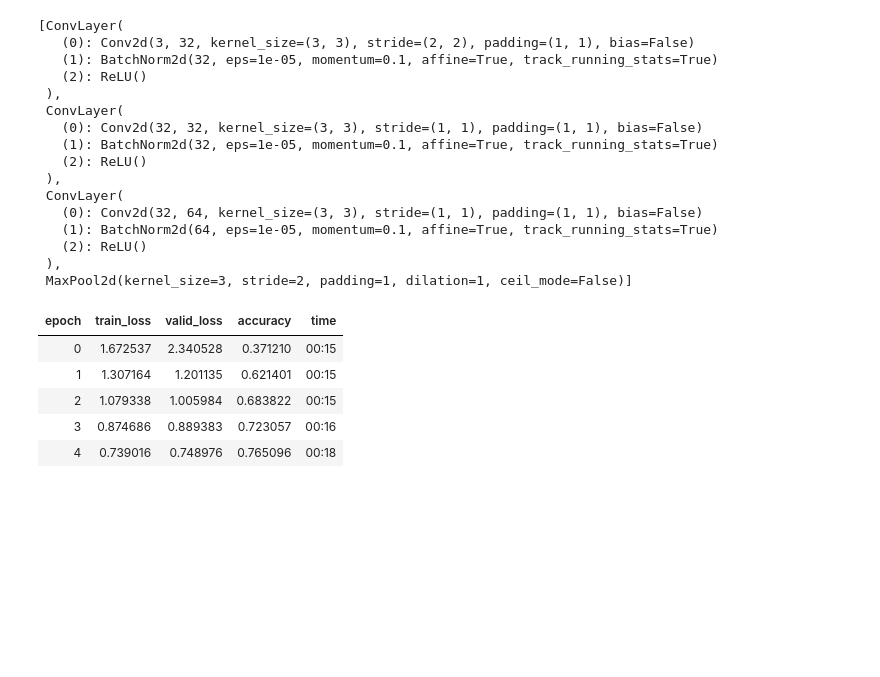
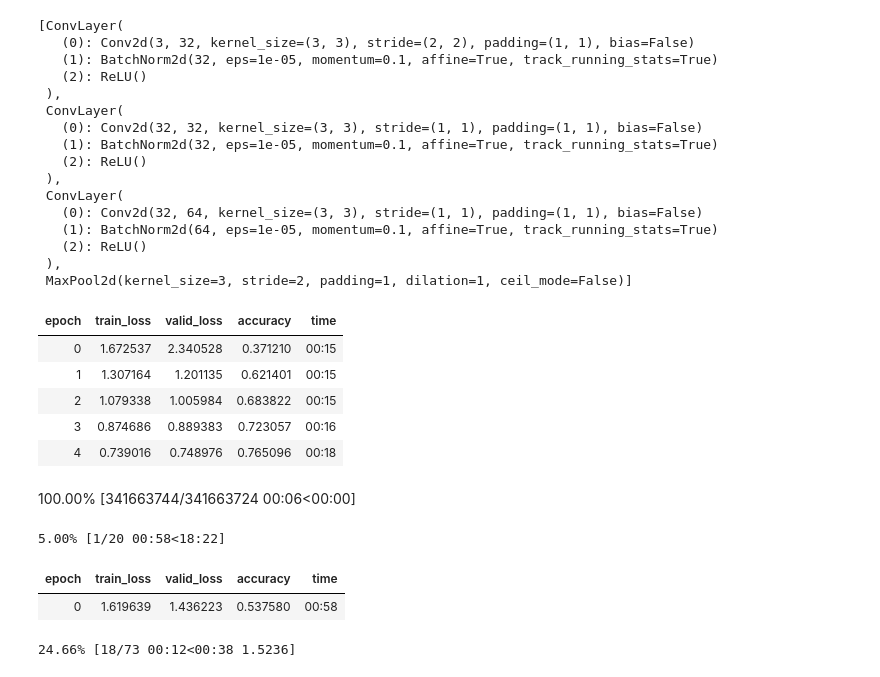
Before and after one commit to flyinacres/fastai-coursework, a Jupyter notebook: fast-14.ipynb, the cells around one changed output. Cells and saved outputs as stored; diff of their text form; code cells hidden in the pictures; blank space fills up the shorter version.

```diff
--- a/fast-14.ipynb
+++ b/fast-14.ipynb
@@ -276,3 +276,17 @@ def _conv_block(ni,nf,stride):
         ConvLayer(ni, nf//4, 1),
         ConvLayer(nf//4, nf//4, stride=stride),
         ConvLayer(nf//4, nf, 1, act_cls=None, norm_type=NormType.BatchZero))
+# %%
+dls = get_data(URLs.IMAGENETTE_320, presize=320, resize=224)
+# %% [output]
+100.00% [341663744/341663724 00:06<00:00]
+# %%
+rn = ResNet(dls.c, [3,4,6,3], 4)
+# %%
+learn = get_learner(rn)
+learn.fit_one_cycle(20, 3e-3)
+# %% [output]
+5.00% [1/20 00:58<18:22]
+| epoch | train_loss | valid_loss | accuracy | time |
+| 0 | 1.619639 | 1.436223 | 0.537580 | 00:58 |
+24.66% [18/73 00:12<00:38 1.5236]
```
